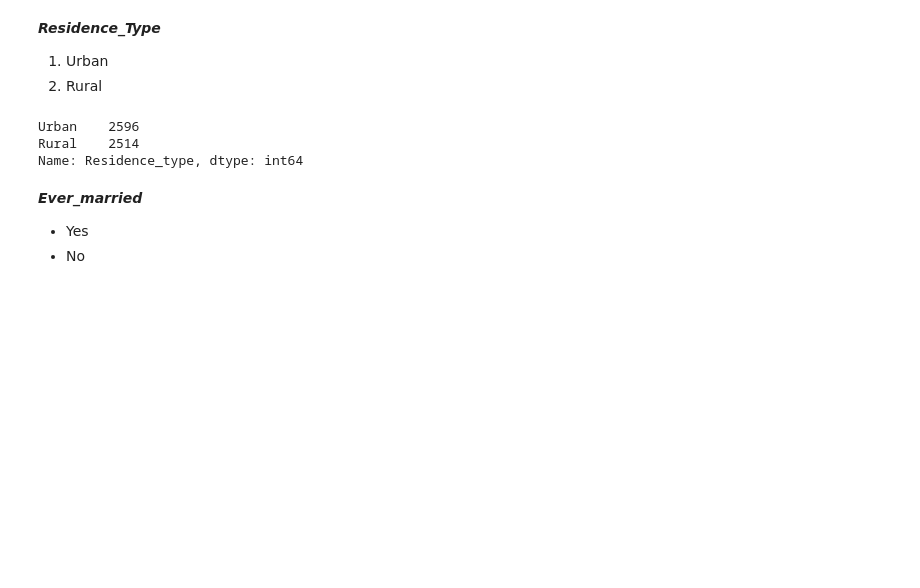
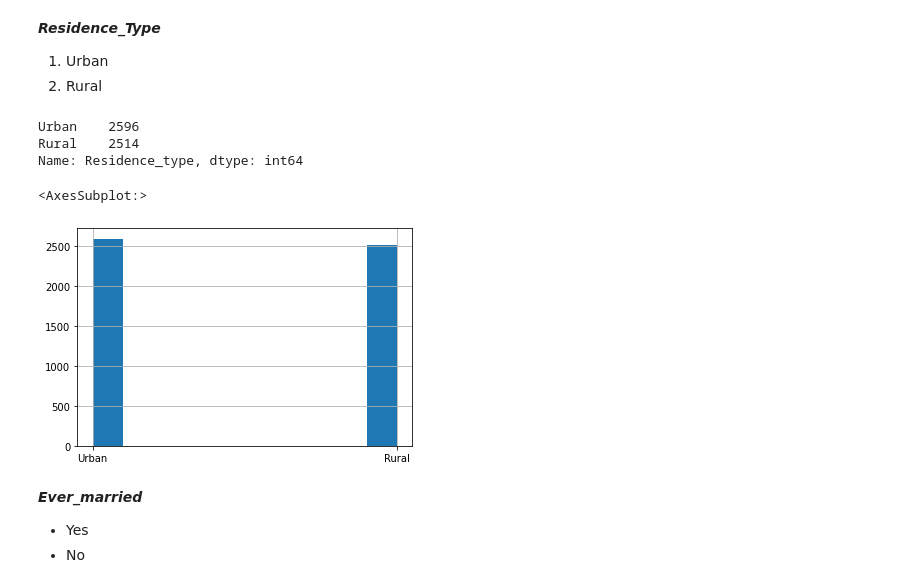
Before and after one commit to marfurt1/proyecto-final-stroke, a Jupyter notebook: src/Proyecto_final_grupo6.ipynb, the cells around one changed output. Drawn from its saved outputs; the diff is of its cells as text; code cells hidden in the pictures; blank space fills up the shorter version.

```diff
--- a/src/Proyecto_final_grupo6.ipynb
+++ b/src/Proyecto_final_grupo6.ipynb
@@ -223,6 +246,11 @@ df_raw['Residence_type'].value_counts()
 Urban    2596
 Rural    2514
 Name: Residence_type, dtype: int64
+# %%
+df_raw.Residence_type.hist()
+# %% [output]
+<AxesSubplot:>
+[figure, added]
 # %% [markdown]
 ***Ever_married***
 
```
Also changed, not shown: parts of 59 cells of this notebook.
